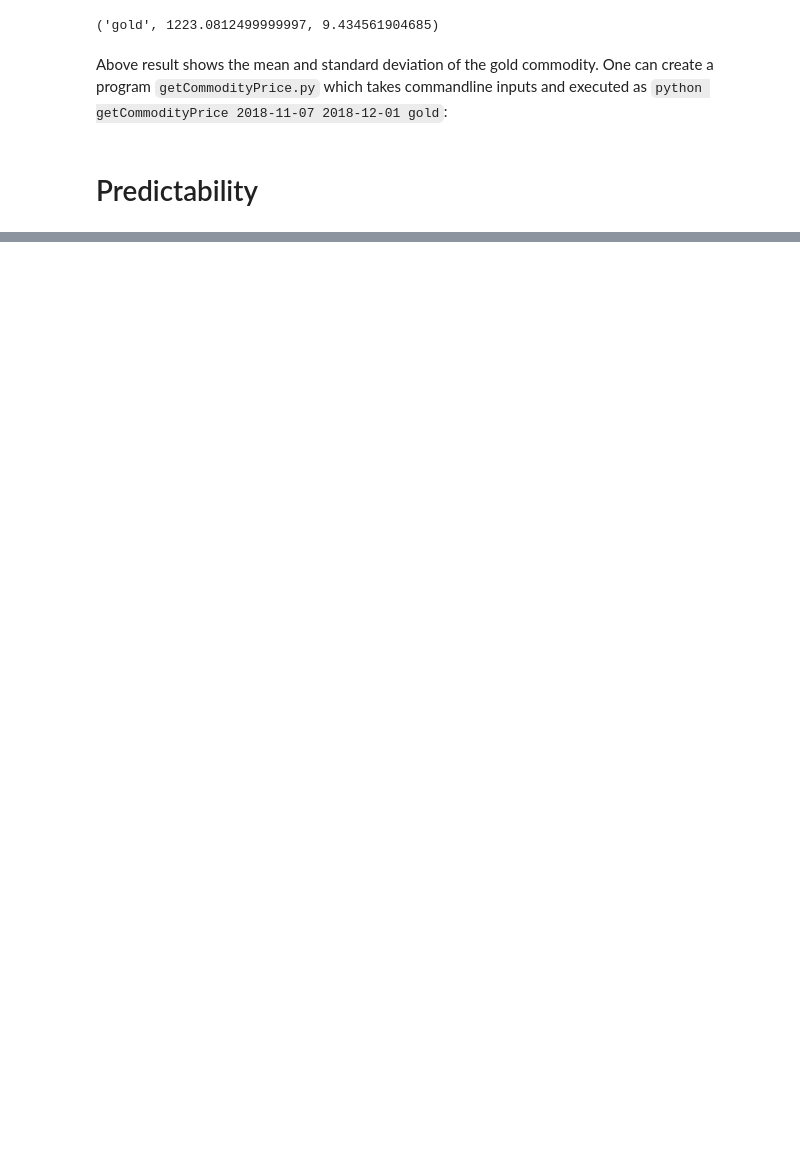
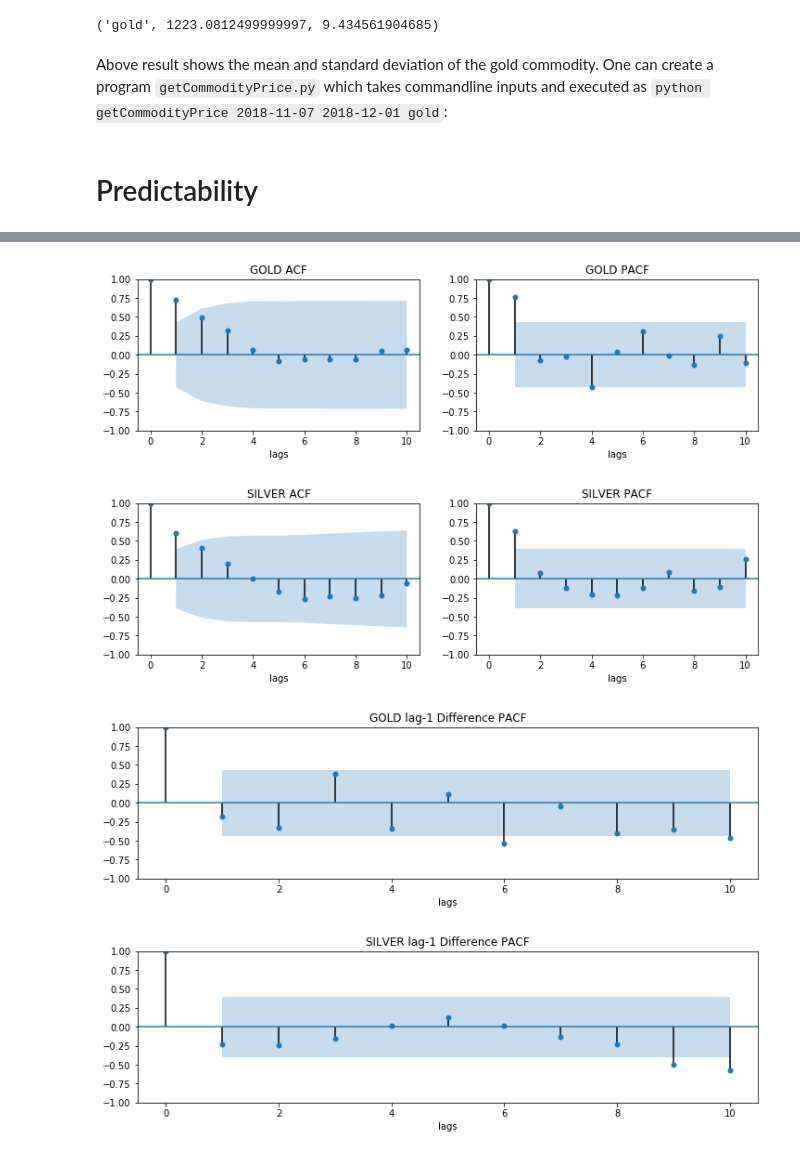
Before and after one commit to gchen0119/web_scraping, a Jupyter notebook: web_scraping.ipynb, the cells around one changed output, grey strips where cells are left out. Cells and saved outputs as stored; diff of their text form; code cells hidden in the pictures; blank space fills up the shorter version.

```diff
--- a/web_scraping.ipynb
+++ b/web_scraping.ipynb
@@ -92,18 +93,0 @@ Examine the autocorrelation function (ACF) and partial autocorrelation function
-# %%
-from statsmodels.graphics.tsaplots import plot_acf, plot_pacf
-from matplotlib import pyplot
-def predictability(y):
-    maxlag = 10
-    fig = pyplot.figure(figsize=(12,8))
-    ax = fig.add_subplot(211)
-    fig = plot_acf(y,lags=maxlag,ax=ax)
-    pyplot.ylim(-1,1)
-    ax = fig.add_subplot(212)
-    fig = plot_pacf(y,lags=maxlag,ax=ax)
-    pyplot.ylim(-1,1)
-    pyplot.show()
-    #fig = plot_acf(y)
-    #fig.set_size_inches(14,10)
-    #pyplot.figure(num=None,figsize=(20,12))
-    #pyplot.show()
-predictability(gold_price)
@@ -113,0 +104,40 @@ As shown above, the lag-1 is the cutoff predictability from
+# %%
+from statsmodels.graphics.tsaplots import plot_acf, plot_pacf
+from matplotlib import pyplot
+class counter(object): # subplot index counter
+    def __init__(self,i):
+        self.i=i
+    def count(self):
+        self.i+=1
+        return self.i
+
+def predictability(y,commodity,doacf,dopacf):
+    maxlag = 10
+    isub=counter(100+(doacf+dopacf)*10) # subplot index
+    fig = pyplot.figure(figsize=(12,3))
+#    pyplot.suptitle(commodity) if (doacf+dopacf)>1 else pyplot.suptitle(commodity)
+    if doacf:
+        ax = fig.add_subplot(isub.count())
+        fig = plot_acf(y,lags=maxlag,ax=ax)
+        ax.set_title(commodity+' ACF')
+        pyplot.ylim(-1,1)
+        pyplot.xlabel('lags')
+    if dopacf:
+        ax = fig.add_subplot(isub.count())
+        fig = plot_pacf(y,lags=maxlag,ax=ax)
+        ax.set_title(commodity+' PACF')
+        pyplot.ylim(-1,1)
+        pyplot.xlabel('lags')
+    pyplot.show()
+# If past pricec are good predictors of future price
+predictability(gold_price,'GOLD',1,1)
+predictability(silver_price,'SILVER',1,1)
+
+# If the price difference (increase or decrease) is predictable
+predictability(df['gold'].dropna(axis='rows').iloc[1:].values-df['gold'].dropna(axis='rows').iloc[:-1].values,'GOLD lag-1 Difference',0,1)
+predictability(df['silver'].iloc[1:].values-df['silver'].iloc[:-1].values,'SILVER lag-1 Difference',0,1)
+# %% [output]
+[figure, added]
+[figure, added]
+[figure, added]
+[figure, added]
```
Also changed, not shown: parts of 11 cells of this notebook.
